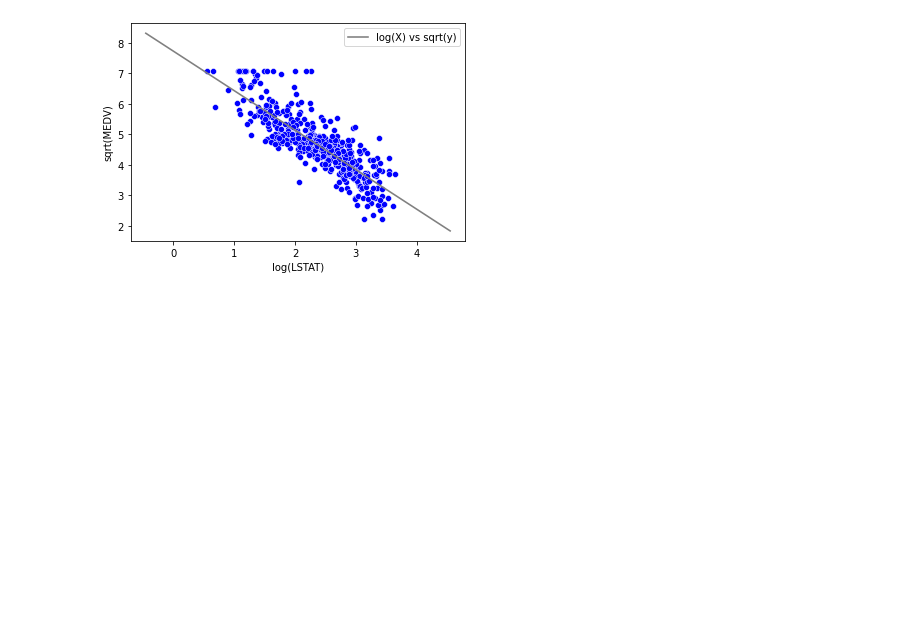
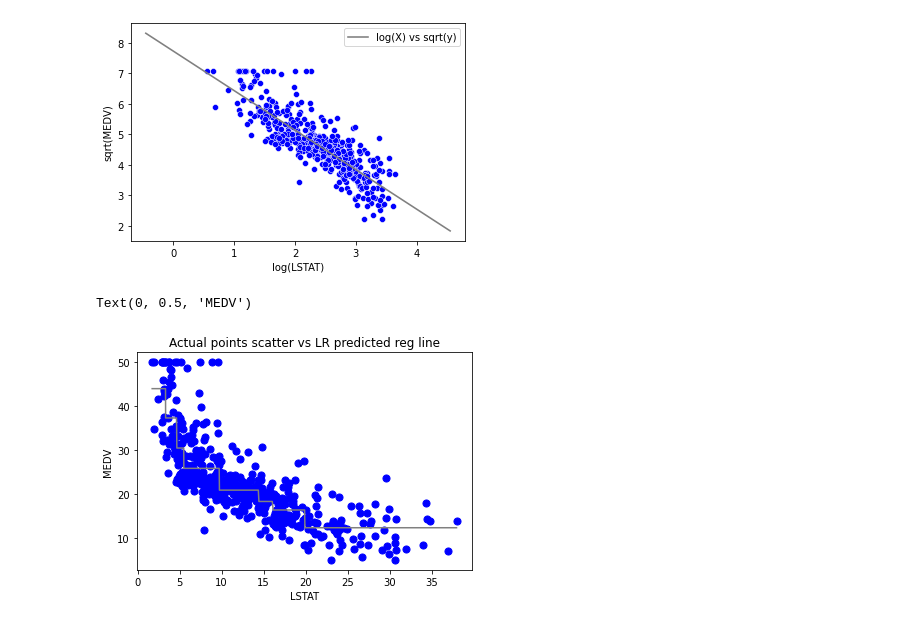
Before and after one commit to mtk0516/mlmaster, a Jupyter notebook: Section-10.ipynb, the cells around one changed output. Saved outputs shown, nothing was run; the diff lists cells and outputs as text; code cells hidden in the pictures; blank space fills up the shorter version.

```diff
--- a/Section-10.ipynb
+++ b/Section-10.ipynb
@@ -420,3 +420,26 @@ plt.legend()
 # %%
 #このように、非線形関係があった場合、特徴量に対してeを底とした指数関数のような分布になっているのであれば、
 #特徴量をlog変換することで、線形の関係性に持ち込むこともできる
+# %%
+#ランダムフォレスト回帰を理解するために、決定木回帰の考え方を理解する
+from sklearn.tree import DecisionTreeRegressor
+
+X = df[['LSTAT']].values
+y = df['MEDV'].values
+
+#決定木回帰インスタンス作成
+tree = DecisionTreeRegressor(max_depth=3)
+#fit
+tree.fit(X,y)
+
+#argsortによって、Xの小さい順のindexを取り出す
+sort_idx = X.flatten().argsort()
+
+#lin_regplot関数で、決定木回帰がどのような回帰直線を描くのかを見る
+lin_regplot(X[sort_idx],y[sort_idx],tree)
+
+plt.xlabel('LSTAT')
+plt.ylabel('MEDV')
+# %% [output]
+Text(0, 0.5, 'MEDV')
+[figure, added]
```
Also changed, not shown: parts of 3 cells of this notebook.
